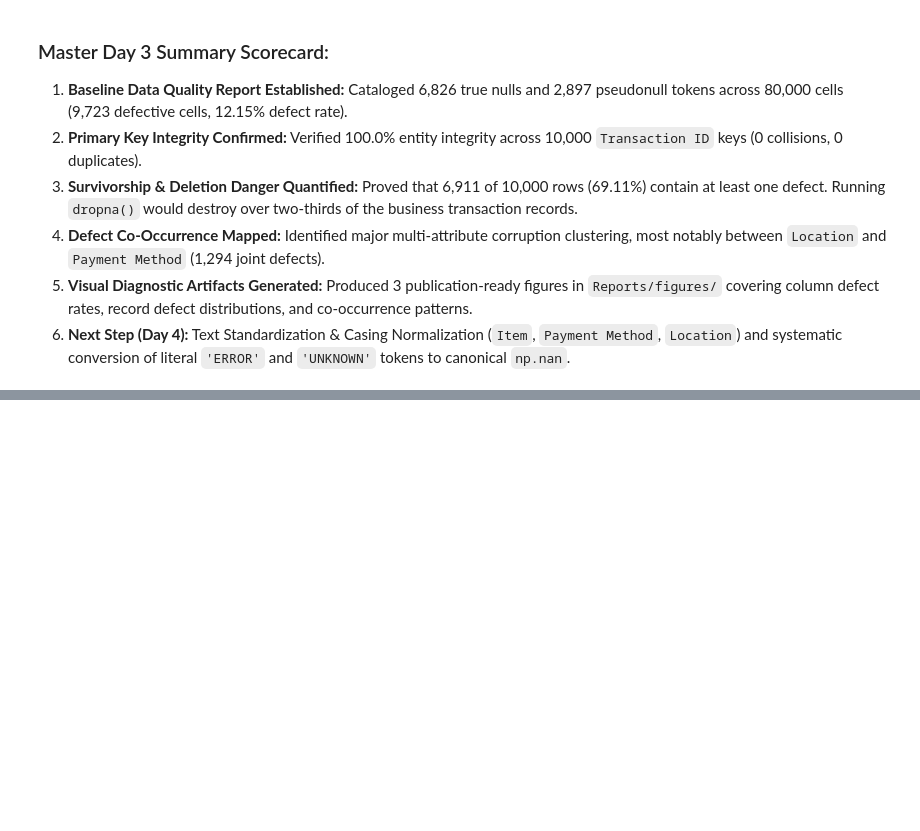
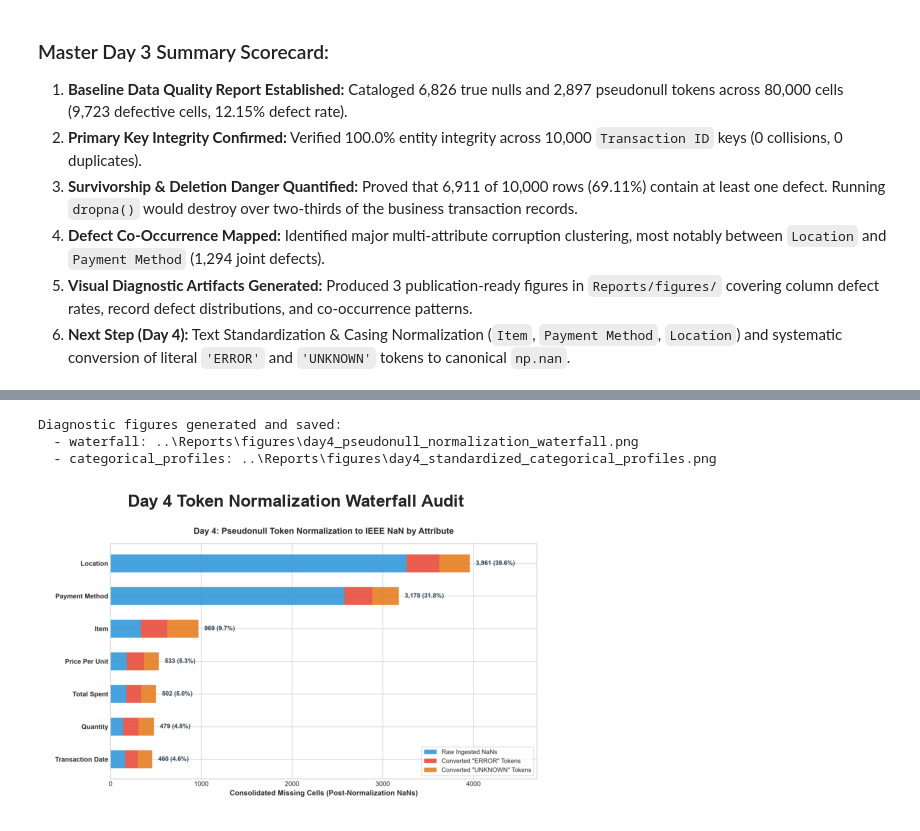
Before and after one commit to addu91577-sketch/OIBSIP, a Jupyter notebook: DataAnalytics-L1-CleaningData/Notebooks/01_cafe_sales_data_cleaning.ipynb, the cells around one changed output, grey strips where cells are left out. Drawn from its saved outputs; the diff is of its cells as text; code cells hidden in the pictures; blank space fills up the shorter version.

Commit message:
feat(cleaning): day 4 - text standardization, whitespace trimming, and pseudonull token conversion to np.nan

```diff
--- a/DataAnalytics-L1-CleaningData/Notebooks/01_cafe_sales_data_cleaning.ipynb
+++ b/DataAnalytics-L1-CleaningData/Notebooks/01_cafe_sales_data_cleaning.ipynb
@@ -370,0 +419,14 @@ for col in df_raw.columns:
+# %%
+from src.utils import convert_pseudonulls_to_nan
+
+# Step 2: Convert literal 'ERROR' and 'UNKNOWN' tokens to IEEE np.nan
+df_clean, token_audit_df = convert_pseudonulls_to_nan(df_standardized)
+
+print("=== DAY 4 PSEUDONULL NORMALIZATION AUDIT MATRIX ===")
+print(token_audit_df.to_string(index=False))
+print("----------------------------------------------------------------------------------------")
+tot_replaced = token_audit_df['Total Replaced'].sum()
+tot_post_nans = token_audit_df['Post-Day 4 NaNs'].sum()
+pct_grid = (tot_post_nans / (len(df_clean) * 8)) * 100
+print(f"Total Sentinels Converted to np.nan : {tot_replaced:,}")
+print(f"Post-Day 4 Consolidated Null Cells  : {tot_post_nans:,} ({pct_grid:.2f}% of grid)")
@@ -370,0 +493,23 @@ for col in df_raw.columns:
+# %%
+from src.utils import plot_day4_standardization_audit
+
+# Step 4: Generate and serialize Day 4 diagnostic figures
+figures_output_dir = os.path.join('..', 'Reports', 'figures')
+day4_saved_figs = plot_day4_standardization_audit(df_raw, df_clean, output_dir=figures_output_dir)
+
+print("Diagnostic figures generated and saved:")
+for fig_name, fig_path in day4_saved_figs.items():
+    print(f"  - {fig_name}: {fig_path}")
+
+# Render figure inline for visual inspection
+plt.figure()
+img = plt.imread(day4_saved_figs['waterfall'])
+plt.imshow(img)
+plt.axis('off')
+plt.title("Day 4 Token Normalization Waterfall Audit", fontsize=12, fontweight='bold', pad=10)
+plt.show()
+# %% [output]
+Diagnostic figures generated and saved:
+  - waterfall: ..\Reports\figures\day4_pseudonull_normalization_waterfall.png
+  - categorical_profiles: ..\Reports\figures\day4_standardized_categorical_profiles.png
+[figure, added]
```
Also changed, not shown: parts of 8 cells of this notebook, 6 other files.
